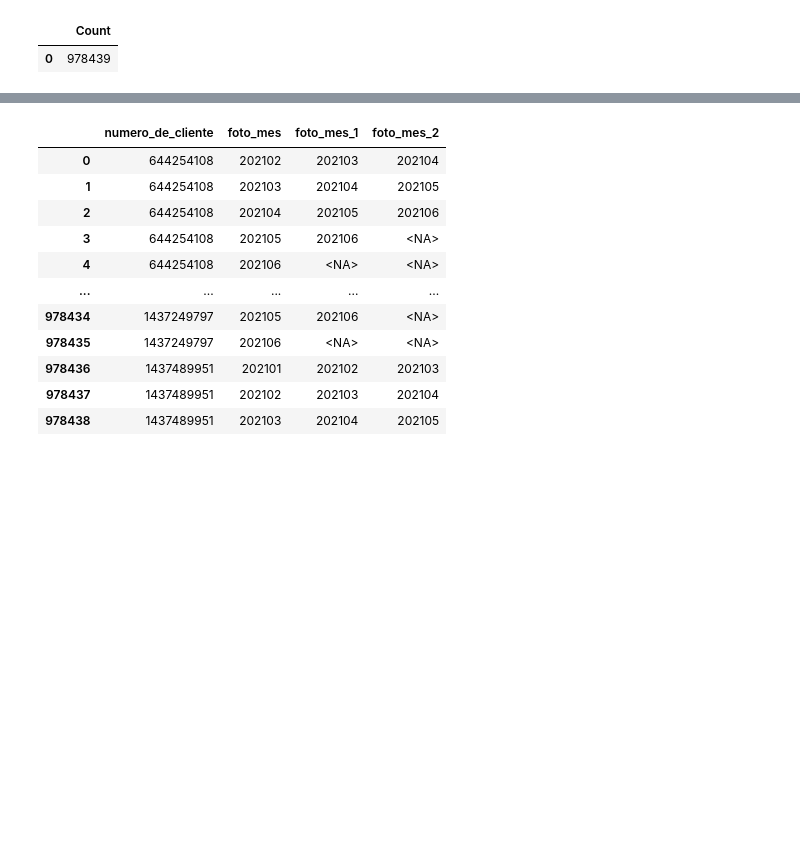
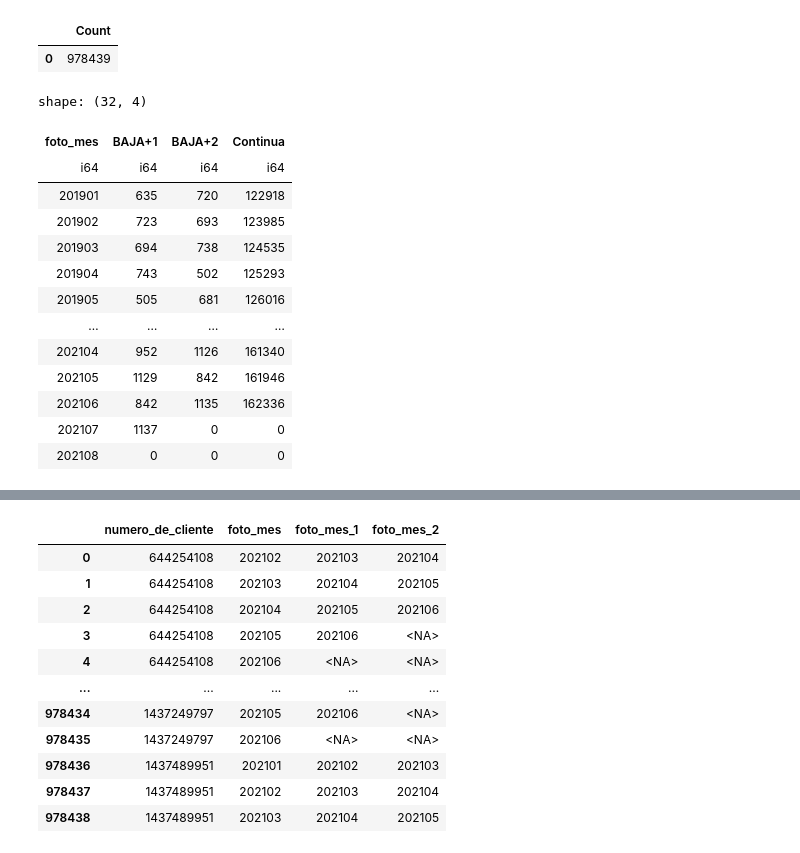
Before and after one commit to CLCHRISLOMBARDO/churn-prediction-bank, a Jupyter notebook: notebooks/eda_sql.ipynb, the cells around one changed output, grey strips where cells are left out. Drawn from its saved outputs; the diff is of its cells as text; code cells hidden in the pictures; blank space fills up the shorter version.

```diff
--- a/notebooks/eda_sql.ipynb
+++ b/notebooks/eda_sql.ipynb
@@ -22,0 +34,28 @@ from read_csv_auto('../datasets/competencia_01_crudo.csv')
+# %%
+sql="""
+        select foto_mes ,
+        COUNT(*) FILTER(where clase_ternaria = 'BAJA+1') as "BAJA+1",
+        COUNT(*) FILTER(where clase_ternaria = 'BAJA+2') as "BAJA+2",
+        COUNT(*) FILTER(where clase_ternaria = 'Continua') as "Continua"
+        from df
+        group by foto_mes"""
+    # Ejecucion de la consulta SQL
+conn = duckdb.connect("../datasets/base_de_datos.duckdb")
+contador=conn.execute(sql).pl()
+conn.close()
+contador
+# %% [output]
+shape: (32, 4)
+| foto_mes | BAJA+1 | BAJA+2 | Continua |
+| i64 | i64 | i64 | i64 |
+| 201901 | 635 | 720 | 122918 |
+| 201902 | 723 | 693 | 123985 |
+| 201903 | 694 | 738 | 124535 |
+| 201904 | 743 | 502 | 125293 |
+| 201905 | 505 | 681 | 126016 |
+| … | … | … | … |
+| 202104 | 952 | 1126 | 161340 |
+| 202105 | 1129 | 842 | 161946 |
+| 202106 | 842 | 1135 | 162336 |
+| 202107 | 1137 | 0 | 0 |
+| 202108 | 0 | 0 | 0 |
```
Also changed, not shown: parts of 2 cells of this notebook, 10 other files.
